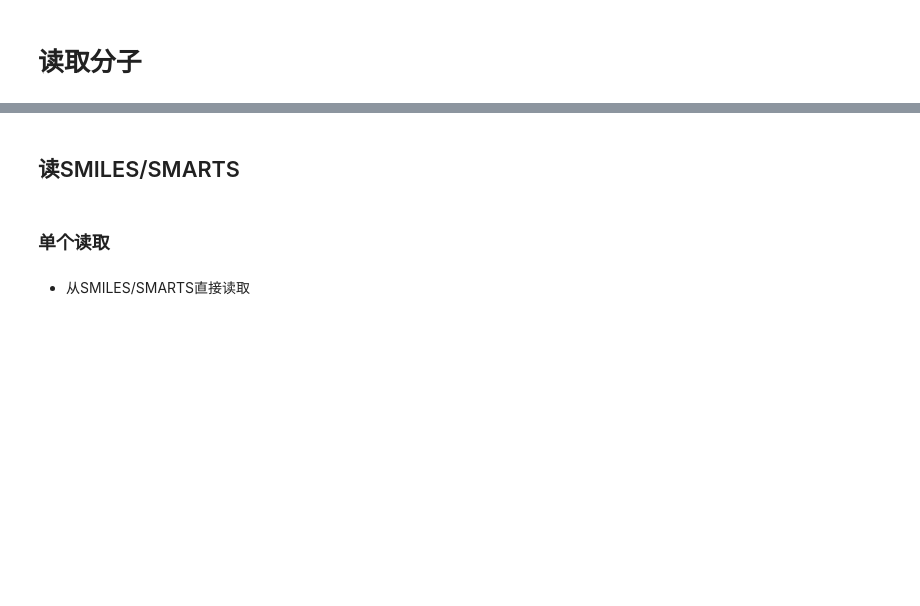
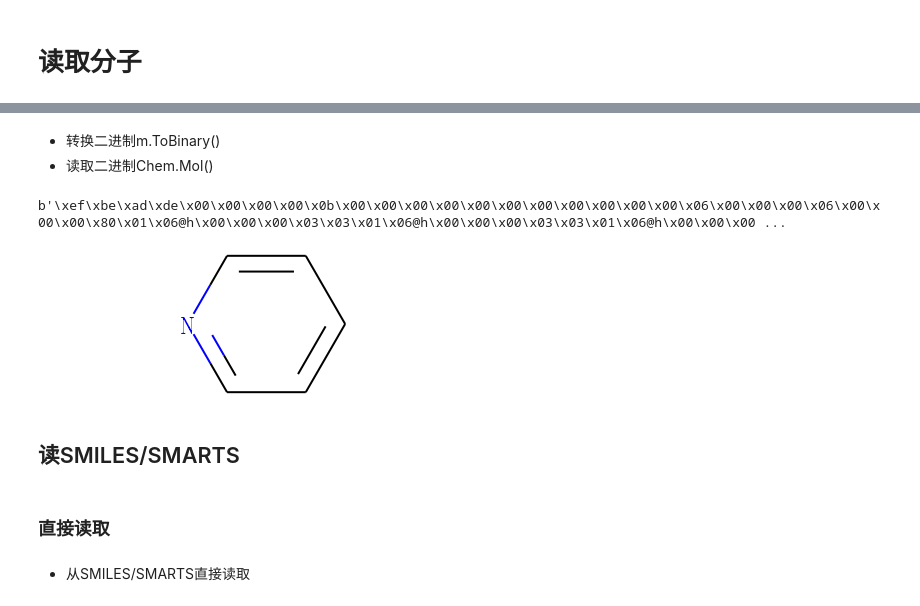
Before and after one commit to dreadlesss/rdkit_summary, a Jupyter notebook: read_write_visualize.ipynb, the cells around one changed output, grey strips where cells are left out. Cells and saved outputs as stored; diff of their text form; code cells hidden in the pictures; blank space fills up the shorter version.

```diff
--- a/read_write_visualize.ipynb
+++ b/read_write_visualize.ipynb
@@ -14,6 +40,17 @@ import warnings
+# %% [markdown]
+* 转换二进制m.ToBinary()
+* 读取二进制Chem.Mol()
+# %%
+binStr = m.ToBinary()
+print(binStr)
+m = Chem.Mol(binStr)
+m
+# %% [output]
+b'\xef\xbe\xad\xde\x00\x00\x00\x00\x0b\x00\x00\x00\x00\x00\x00\x00\x00\x00\x00\x00\x06\x00\x00\x00\x06\x00\x00\x00\x80\x01\x06@h\x00\x00\x00\x03\x03\x01\x06@h\x00\x00\x00\x03\x03\x01\x06@h\x00\x00\x00 ...
+[figure, added]
 # %% [markdown]
 ## 读SMILES/SMARTS
 # %% [markdown]
-### 单个读取
+### 直接读取
 # %% [markdown]
 * 从SMILES/SMARTS直接读取
```
Also changed, not shown: parts of 35 cells of this notebook, 1 other file.
